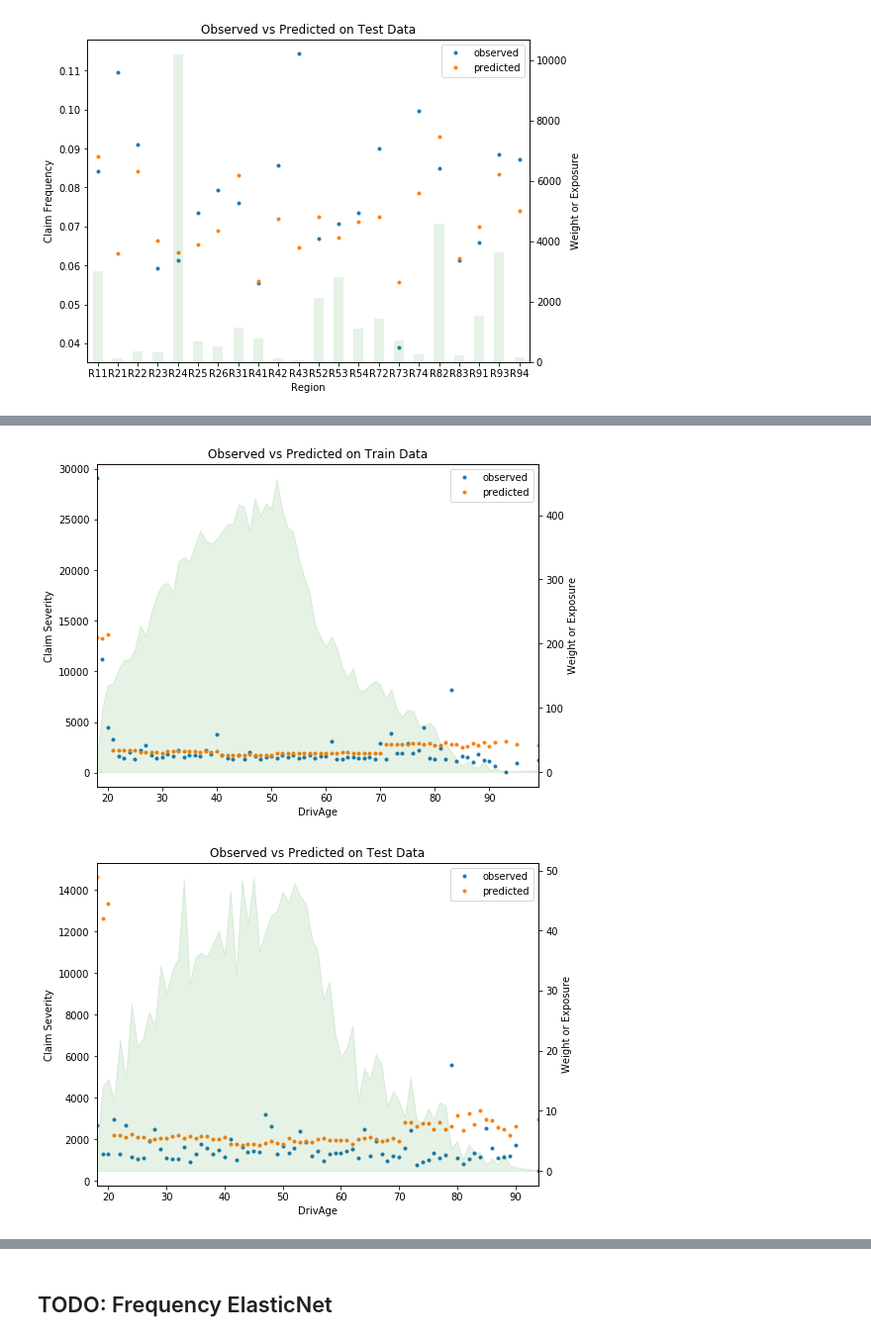
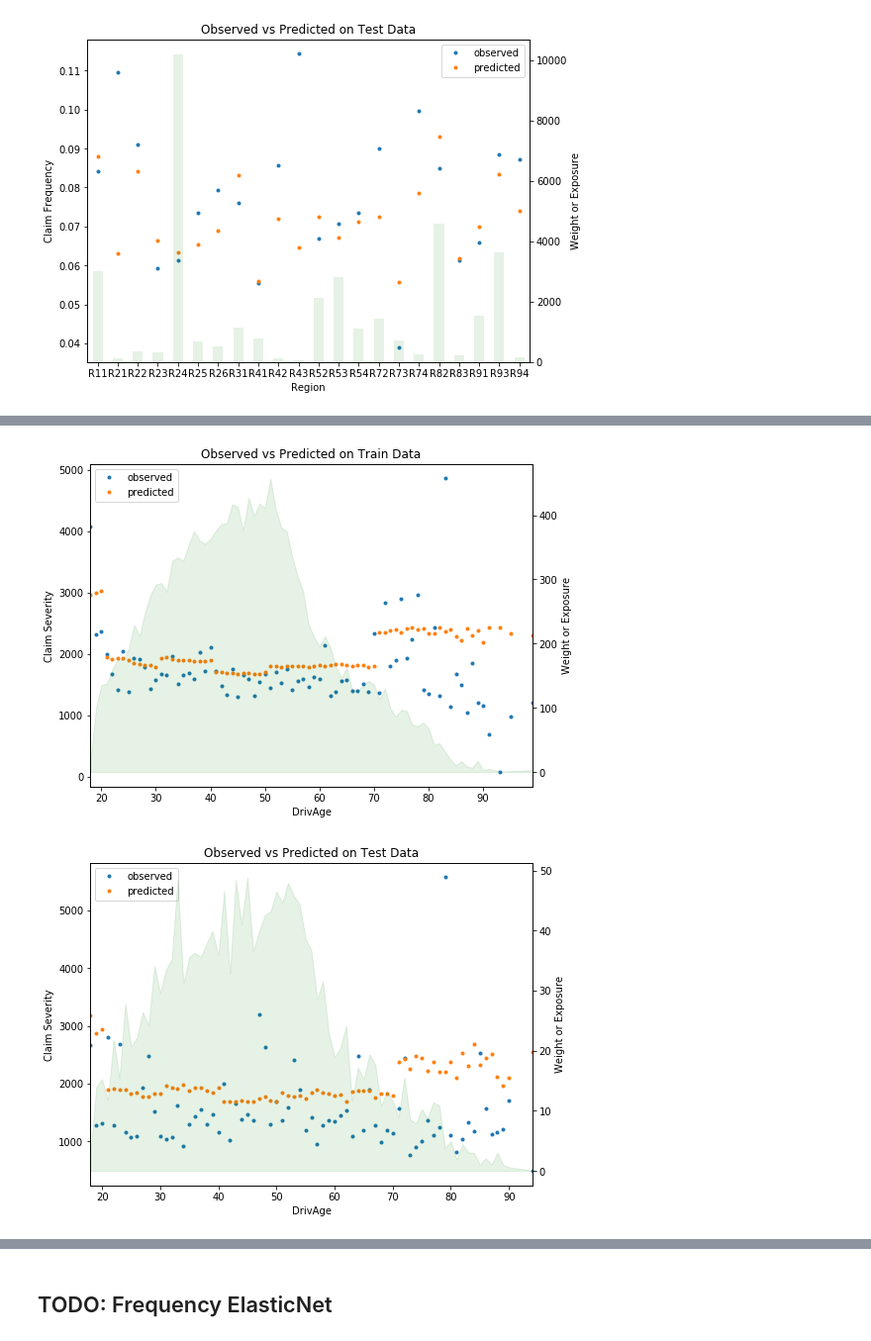
Before and after one commit to lorentzenchr/Tutorial_freMTPL2, a Jupyter notebook: glm_freMTPL2_example.ipynb, the cells around one changed output, grey strips where cells are left out. Shown: that part at 99% size. Drawn from its saved outputs; the diff is of its cells as text; code cells hidden in the pictures.

```diff
--- a/glm_freMTPL2_example.ipynb
+++ b/glm_freMTPL2_example.ipynb
@@ -241,11 +305,10 @@ Name: VehPower, dtype: int64
 # %%
-def gen_col_trans(drop=True, normalize=False):
-    """Generate a ColumnTransformer that transforms according to paper.
+def gen_col_trans(drop=True, standardize=False):
+    """Generate a ColumnTransformer that transforms according to case study paper.
 
-    drop = False does encode k categories with k columns.
-    normalize = True normalizes numerical features.
+    drop = False does encode k categories with k binary features (redundant).
+    standardize = True standardizes numerical features.
     """
-    # TODO: normalize = True
     # drop dictionary
     dd = {'VehPower': [4],
           'VehAge': [1],
@@ -282,18 +345,18 @@ def gen_col_trans(drop=True, normalize=False):
      ('BonusMalus',
           Pipeline([('cutat150',
                      FunctionTransformer(lambda x: np.minimum(x, 150), validate=False))
-                   ] + ([('norm', StandardScaler())] if normalize else [])),
+                   ] + ([('norm', StandardScaler())] if standardize else [])),
       ['BonusMalus']),
      ('VehBrand_cat', OneHotEncoder(drop=dd['VehBrand']), ['VehBrand']),
      ('VehGas_Regular', OneHotEncoder(drop=dd['VehGas']), ['VehGas']),
      ('Density_log',
           Pipeline([('log', FunctionTransformer(lambda x: np.log(x), validate=False))
-                   ] + ([('norm', StandardScaler())] if normalize else [])),
+                   ] + ([('norm', StandardScaler())] if standardize else [])),
       ['Density']),
      ('Region_cat', OneHotEncoder(drop=dd['Region']), ['Region']),
      ('Area_ord', Pipeline([('OE', OrdinalEncoder()),
                             ('plus_1', FunctionTransformer(lambda x: x+1, validate=False))
-                           ] + ([('norm', StandardScaler())] if normalize else [])),
+                           ] + ([('norm', StandardScaler())] if standardize else [])),
       ['Area']),
     ],
     remainder = 'drop')
@@ -322,8 +385,8 @@ def gen_col_trans(drop=True, normalize=False):
                                'VehBrand_B1', 'VehGas_Diesel', 'Region_R24']]
     return column_trans, column_trans_names
 # %%
-column_trans, column_trans_names = gen_col_trans(drop=True, normalize=False)
-column_trans.fit(df);
+col_trans_GLM1, col_trans_GLM1_names = gen_col_trans(drop=True, standardize=False)
+col_trans_GLM1.fit(df);
 # %%
 # check that we have dropped the correct level
 display(OneHotEncoder(drop=['R24'], sparse=False).fit(df.loc[:, ['Region']]).categories_)
@@ -537,9 +765,9 @@ Note:
 - We use ClaimNb_pos as sample weights.
 - We use the same split in train and test data such that we can predict the final claim amount on the test set.
 # %%
-idx = df['ClaimAmount'].values > 0
-X = column_trans.transform(df)  # not necessary, still the same
-z = df['ClaimAmount'].values
+idx = df['ClaimAmountCut'].values > 0
+X = col_trans_GLM1.transform(df)  # not necessary, still the same
+z = df['ClaimAmountCut'].values
 weight = df['ClaimNb_pos'].values
 # y = claims severity
 y = np.zeros_like(z)  # zeros will never be used
@@ -550,7 +778,13 @@ itrain = np.zeros(y.shape, dtype='bool')
 itest = np.zeros(y.shape, dtype='bool')
 itrain[train] = True
 itest[test] = True
+# simplify life
+itrain = idx & itrain
+itest = idx & itest
 # %%
 s_glm1 = GeneralizedLinearRegressor(family='gamma', alpha=0, fit_intercept=True)
-s_glm1.fit(X[idx & itrain], y[idx & itrain], sample_weight=weight[idx & itrain])
+s_glm1.fit(X[itrain], y[itrain], sample_weight=weight[itrain])
+
+pd.DataFrame({'coefficient': np.concatenate(([s_glm1.intercept_], s_glm1.coef_))},
+             index=['intercept'] + col_trans_GLM1_names)
 # %% [output]
@@ -573,15 +825,15 @@ out-of-sample loss: 5026.589170913347
 # %%
 df_plot = df.copy()
 df_plot['Sev_Observed'] = 0
-df_plot.loc[idx, 'Sev_Observed'] = df_plot.loc[idx, 'ClaimAmount'] / df_plot.loc[idx, 'ClaimNb_pos']
+df_plot.loc[idx, 'Sev_Observed'] = df_plot.loc[idx, 'ClaimAmountCut'] / df_plot.loc[idx, 'ClaimNb_pos']
 df_plot['Sev_Predicted'] = s_glm1.predict(X)
 
 # plot DivAge
-plot_obs_pred(df_plot.loc[idx & itrain], 'DrivAge', 'Sev_Observed', 'Sev_Predicted', 'Exposure',
+plot_obs_pred(df_plot.loc[itrain], 'DrivAge', 'Sev_Observed', 'Sev_Predicted', 'Exposure',
               y_label='Claim Severity', title='Observed vs Predicted on Train Data')
 
-plot_obs_pred(df_plot.iloc[idx & itest], 'DrivAge', 'Sev_Observed', 'Sev_Predicted', 'Exposure',
+plot_obs_pred(df_plot.iloc[itest], 'DrivAge', 'Sev_Observed', 'Sev_Predicted', 'Exposure',
               y_label='Claim Severity', title='Observed vs Predicted on Test Data')
 # %% [output]
-[figure, old version]
+[figure, new version]
-[figure, old version]
+[figure, new version]
```
Also changed, not shown: parts of 43 cells of this notebook, 1 other file.
